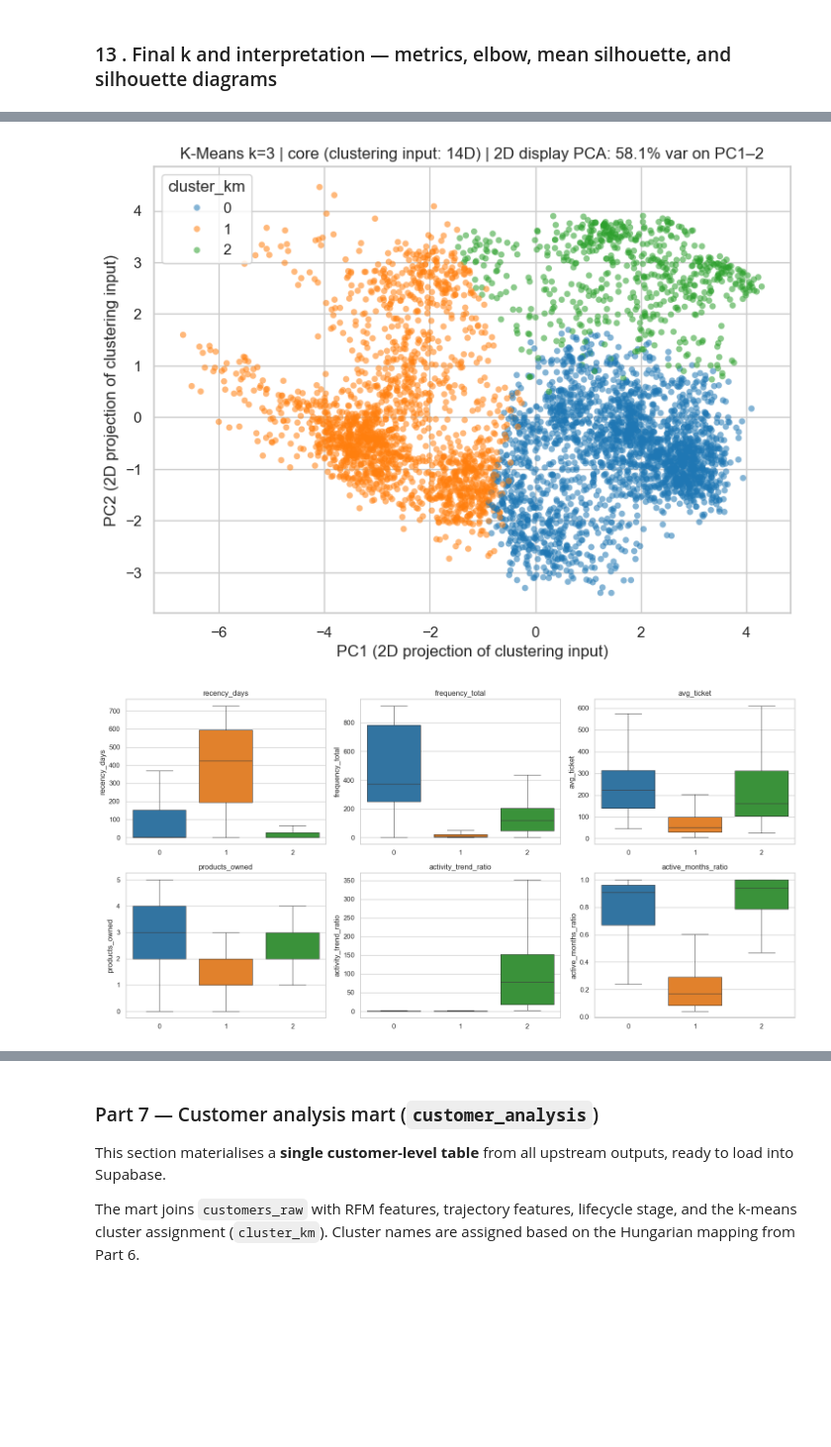
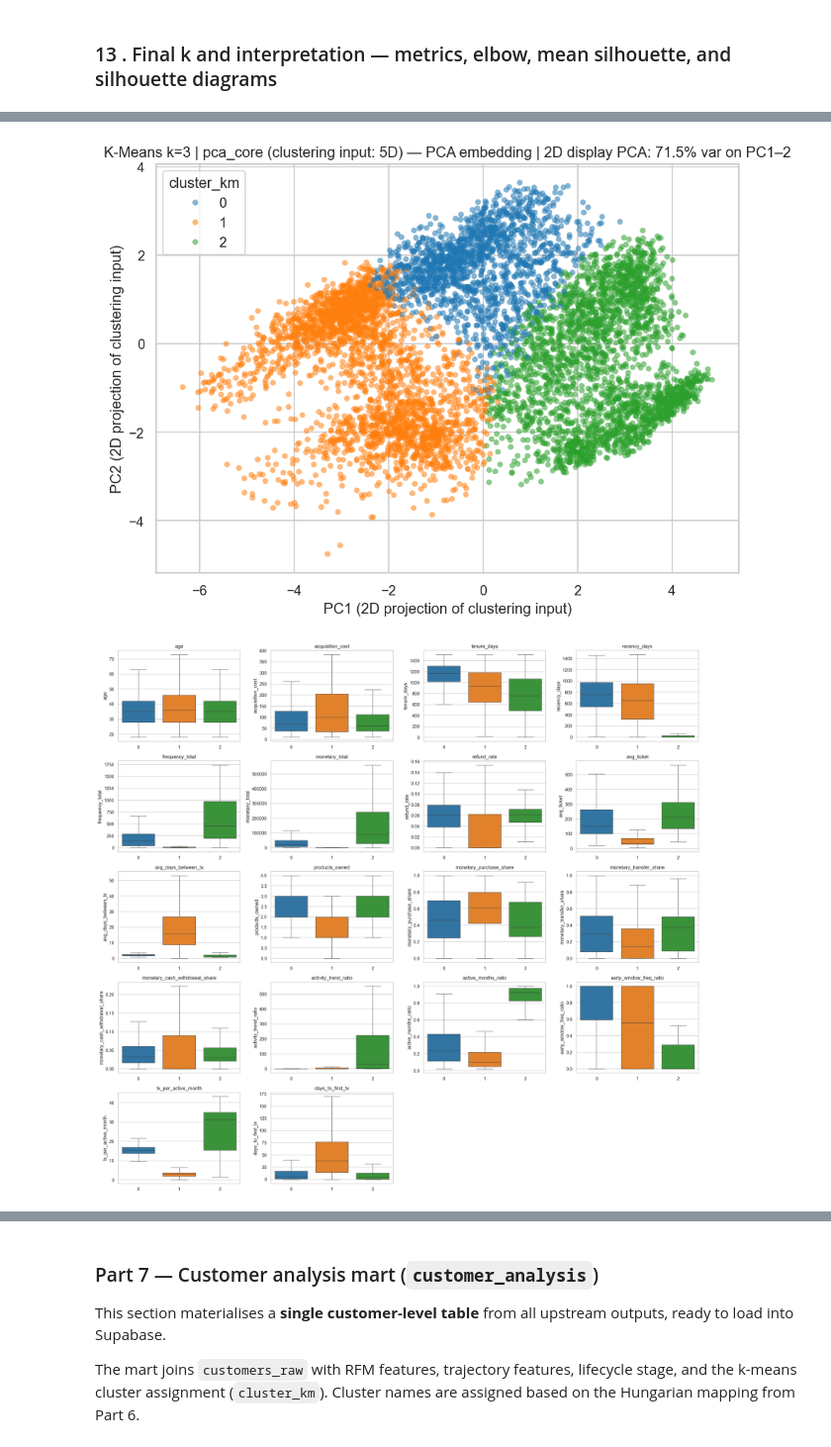
Before and after one commit to pauloabcalcada/fintech-ai-segmentation, a Jupyter notebook: notebooks/3.EDA_RFM_Clustering.ipynb, the cells around one changed output, grey strips where cells are left out. Shown at 99% size. Saved outputs shown, nothing was run; the diff lists cells and outputs as text; code cells hidden in the pictures; blank space fills up the shorter version.

```diff
--- a/notebooks/3.EDA_RFM_Clustering.ipynb
+++ b/notebooks/3.EDA_RFM_Clustering.ipynb
@@ -341,6 +340,8 @@ df_features = build_customer_feature_matrix(
     window_start=WINDOW_START,      # 24-month trajectory window
     df_tx_full=df_transactions,     # full history for days_to_first_tx activation-speed feature
 )
+if "days_to_first_tx" in df_features.columns:
+    df_features.loc[df_features["days_to_first_tx"] < 0, "days_to_first_tx"] = 0.0
 print("df_features shape:", df_features.shape)
 display(df_features.head(2))
 # %% [output]
@@ -459,8 +420,8 @@ Why we dropped these columns?
 # Multicollinearity prune
 _MULTICOLLINEARITY_DROP = [
     "monetary_purchase",    # near-perfect proxy for monetary_total when purchases dominate
-    "monetary_cash_withdrawal",  # same pattern; mix signal is captured by *_share columns
-    # Not candidates for drop_correlated_splits() — dropped for a different reason:
+    "monetary_cash_withdrawal",
+    "monetary_transfer",  # same pattern; mix signal is captured by *_share columns
     "tenure_utilization",   # alias of active_months_ratio (both = active_months / span); VIF > 10
     "last_6m_active_months",  # subsumed by active_months_ratio and activity_trend_ratio
 ]
@@ -472,7 +433,7 @@ else:
     print("No columns from the prune list are present (already dropped or different schema).")
 
 feature_cols = [
-    c for c in df_clustering.columns if c not in {"customer_id", "monetary_total"}
+    c for c in df_clustering.columns if c not in {"customer_id"}
 ]
 print(f"Clustering feature count after prune: {len(feature_cols)}")
 
@@ -610,7 +669,7 @@ from sklearn.decomposition import PCA
 from sklearn.cluster import KMeans
 from sklearn.metrics import silhouette_score, davies_bouldin_score, calinski_harabasz_score
 
-_NOISE_FEATURES = {"refund_rate", "acquisition_cost", "age"}
+_NOISE_FEATURES = {"age", "acquisition_cost"}
 
 def _eval_kmeans(X, k=3, n_init=20, seed=42):
     km = KMeans(n_clusters=k, random_state=seed, n_init=n_init)
@@ -622,7 +681,7 @@ def _eval_kmeans(X, k=3, n_init=20, seed=42):
         "labels": lbl,
     }
 
-def _pca_reduce(X, var_threshold=0.90):
+def _pca_reduce(X, var_threshold=0.80):
     pca = PCA(random_state=42)
     pca.fit(X)
     cumvar = pca.explained_variance_ratio_.cumsum()
@@ -728,8 +798,8 @@ Global best: k=2, config='pca_core'  (silhouette=0.3094)
 # %%
-best_config = 'core'
+best_config = 'pca_core'
 best_k_ablation = 3
 best_row = df_ablation.loc[
-    (df_ablation["config"] == "core") & (df_ablation["k"] == 3)
+    (df_ablation["config"] == "pca_core") & (df_ablation["k"] == 3)
 ].iloc[0]
 
 best_row
@@ -998,38 +1062,43 @@ ax.set_title(
     + f" | 2D display PCA: {_viz_pct:.1f}% var on PC1–2"
 )
 ax.set_xlabel("PC1 (2D projection of clustering input)")
 ax.set_ylabel("PC2 (2D projection of clustering input)")
 ax.legend(title="cluster_km")
 
-# Feature profile — one boxplot per listed column (7 plots = 7 features that exist in df_clustering)
-feature_view = [c for c in ["recency_days", "frequency_total", "avg_ticket",
-                             "products_owned", "activity_trend_ratio",
-                             "active_months_ratio", "tenure_utilization"] if c in df_clustering.columns]
+# Feature profile — boxplot for all numeric feature columns in df_clustering
+exclude_cols = {"customer_id", "cluster_km", "cluster_gmm"}
+feature_view = [
+    c
+    for c in df_clustering.select_dtypes(include="number").columns
+    if c not in exclude_cols and not str(c).startswith("cluster_")
+]
+
 n_f = len(feature_view)
-n_rows_f = (n_f + 2) // 3
+n_cols_f = 4
+n_rows_f = max(1, int(np.ceil(n_f / n_cols_f)))
 
-fig2, axes2 = plt.subplots(n_rows_f, 3, figsize=(16, 4 * n_rows_f))
+fig2, axes2 = plt.subplots(n_rows_f, n_cols_f, figsize=(5.2 * n_cols_f, 3.8 * n_rows_f))
 axes2 = axes2.flatten()
 for ax_i, col in enumerate(feature_view):
     ax = axes2[ax_i]
     sns.boxplot(
         data=df_clustering,
         x="cluster_km",
         y=col,
         hue="cluster_km",
         palette="tab10",
         legend=False,
         showfliers=False,
         ax=ax,
         linewidth=0.8,
     )
     ax.set_title(col)
     ax.set_xlabel("")
 for ax_i in range(len(feature_view), len(axes2)):
     axes2[ax_i].set_visible(False)
 
 plt.tight_layout()
 plt.show()
 # %% [output]
-[figure, old version]
+[figure, new version]
-[figure, old version]
+[figure, new version]
```
Also changed, not shown: parts of 45 cells of this notebook, 4 other files.
